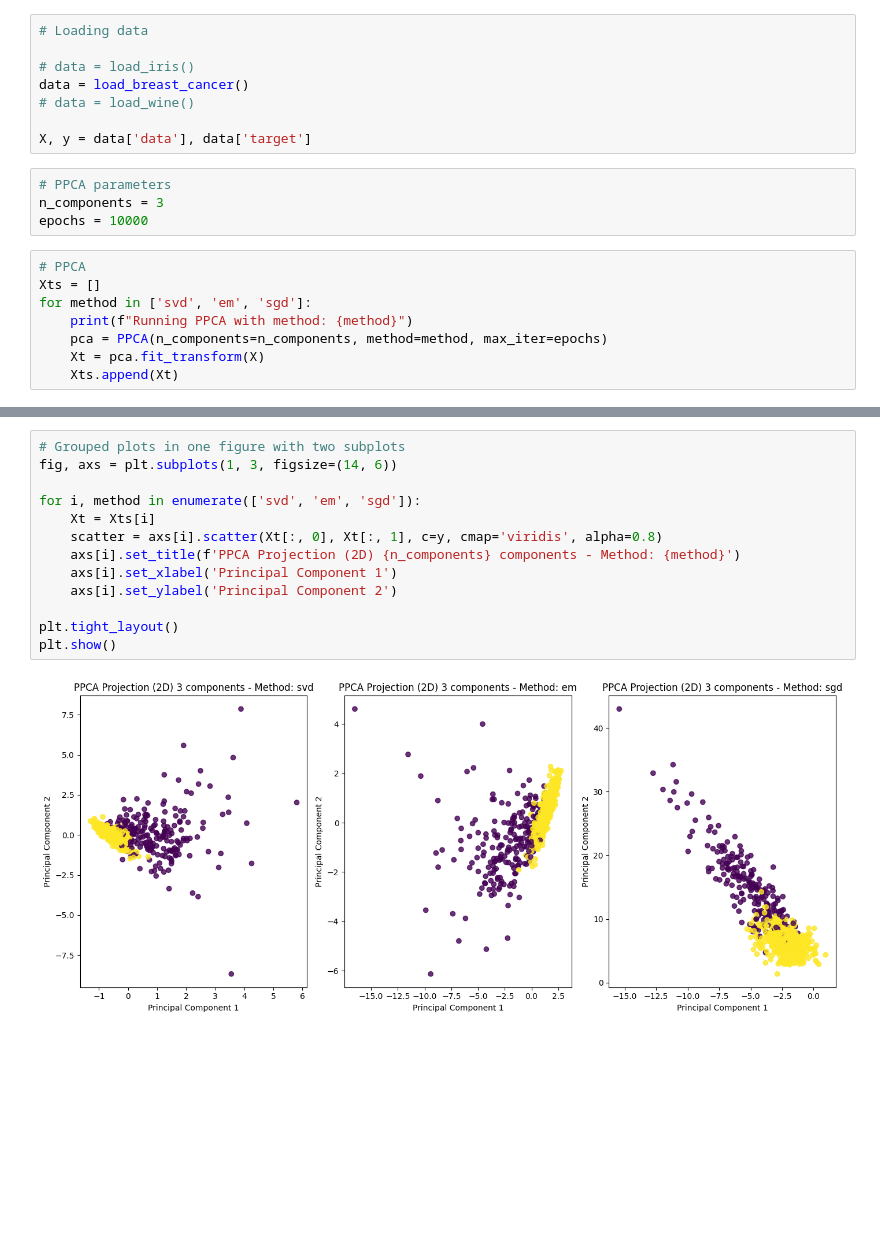
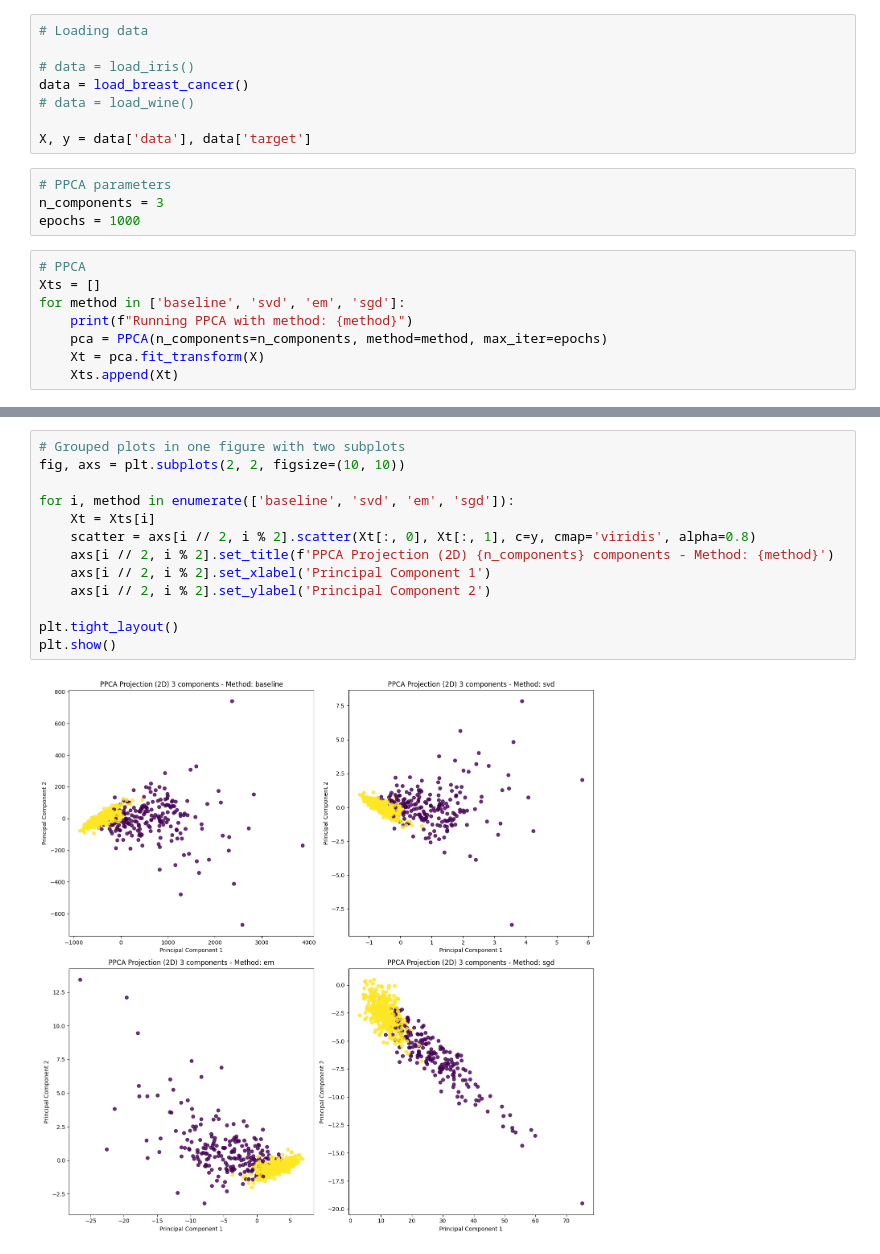
Before and after one commit to siemovit/ppca-torch, a Jupyter notebook: examples/trainings.ipynb, the cells around one changed output, grey strips where cells are left out. Drawn from its saved outputs; the diff is of its cells as text; blank space fills up the shorter version.

Commit message:
added baseline, and showed graphs

```diff
--- a/examples/trainings.ipynb
+++ b/examples/trainings.ipynb
@@ -20,11 +20,11 @@ X, y = data['data'], data['target']
 # %%
 # PPCA parameters
 n_components = 3
-epochs = 10000
+epochs = 1000
 # %%
 # PPCA
 Xts = []
-for method in ['svd', 'em', 'sgd']:
+for method in ['baseline', 'svd', 'em', 'sgd']:
     print(f"Running PPCA with method: {method}")
     pca = PPCA(n_components=n_components, method=method, max_iter=epochs)
     Xt = pca.fit_transform(X)
@@ -41,15 +43,15 @@ Starting SGD fitting on 10000 epochs...
 # %%
 # Grouped plots in one figure with two subplots
-fig, axs = plt.subplots(1, 3, figsize=(14, 6))
+fig, axs = plt.subplots(2, 2, figsize=(10, 10))
 
-for i, method in enumerate(['svd', 'em', 'sgd']):
+for i, method in enumerate(['baseline', 'svd', 'em', 'sgd']):
     Xt = Xts[i]
-    scatter = axs[i].scatter(Xt[:, 0], Xt[:, 1], c=y, cmap='viridis', alpha=0.8)
-    axs[i].set_title(f'PPCA Projection (2D) {n_components} components - Method: {method}')
-    axs[i].set_xlabel('Principal Component 1')
-    axs[i].set_ylabel('Principal Component 2')
+    scatter = axs[i // 2, i % 2].scatter(Xt[:, 0], Xt[:, 1], c=y, cmap='viridis', alpha=0.8)
+    axs[i // 2, i % 2].set_title(f'PPCA Projection (2D) {n_components} components - Method: {method}')
+    axs[i // 2, i % 2].set_xlabel('Principal Component 1')
+    axs[i // 2, i % 2].set_ylabel('Principal Component 2')
 
 plt.tight_layout()
 plt.show()
 # %% [output]
-[figure, old version]
+[figure, new version]
```
Also changed, not shown: parts of 1 cell of this notebook, 1 other file.
